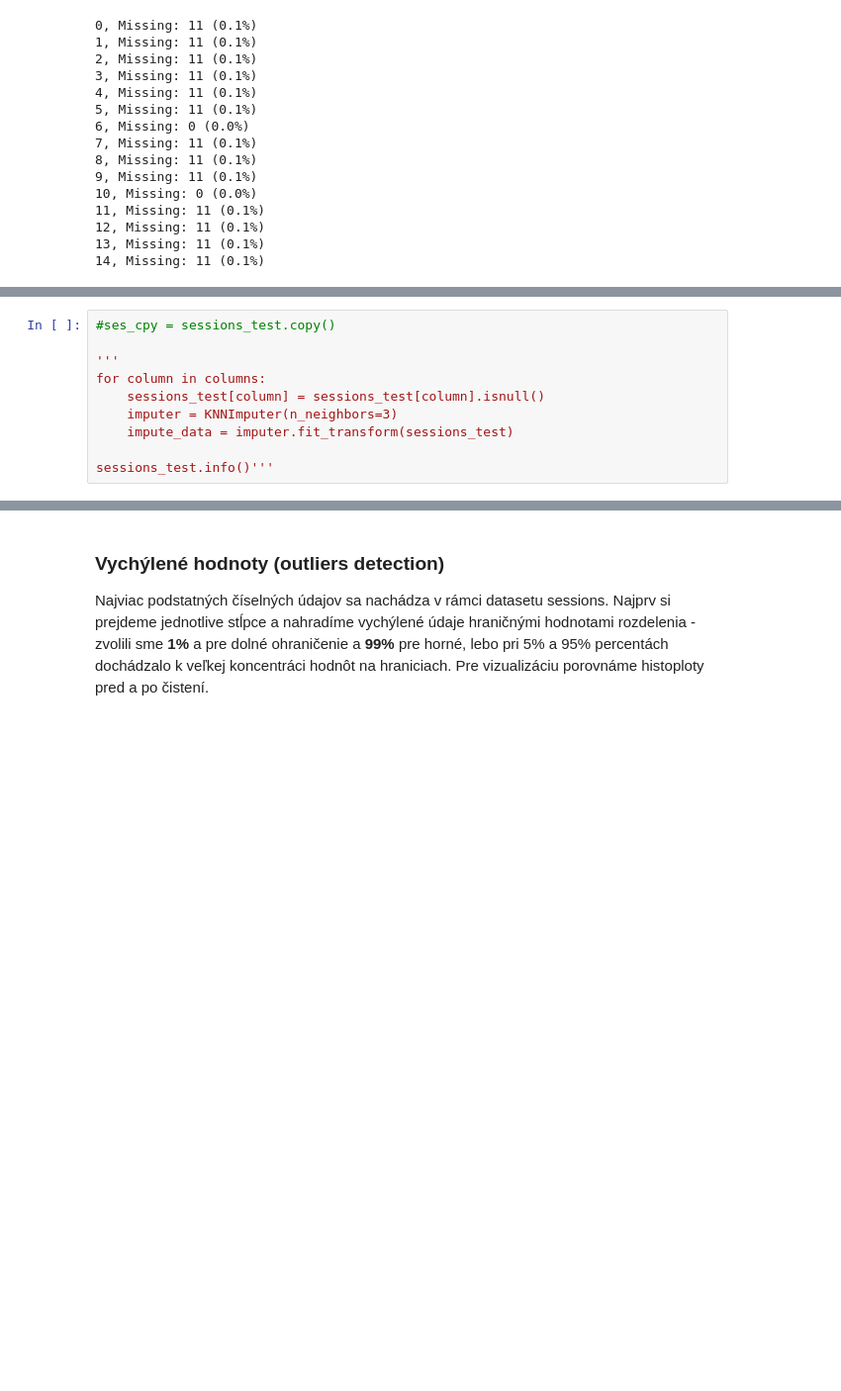
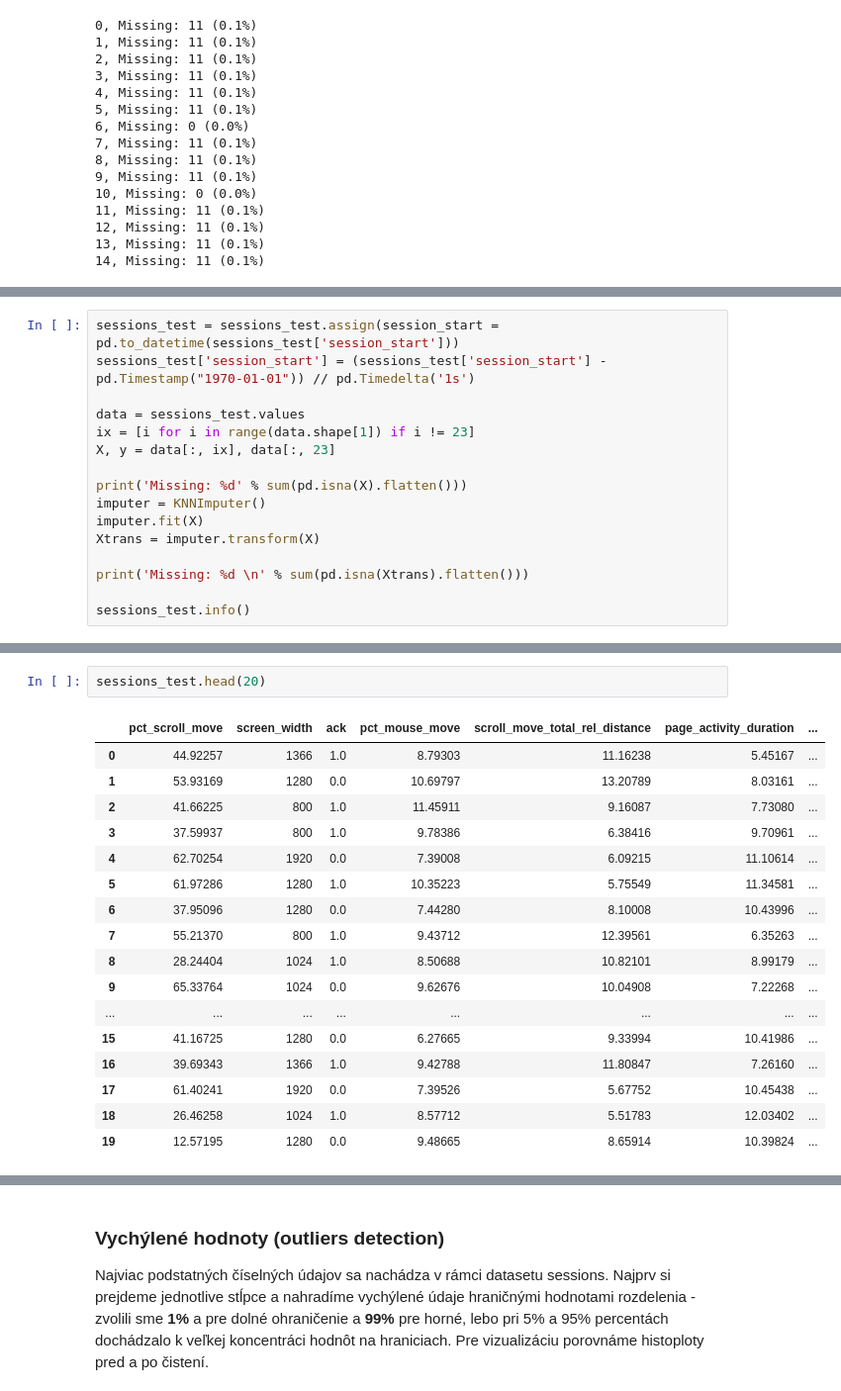
Before and after one commit to JakubGruber90/IAU_project, a Jupyter notebook: phase-2.ipynb, the cells around one changed output, grey strips where cells are left out. Shown: that part at 99% size. Cells and saved outputs as stored; diff of their text form; blank space fills up the shorter version.

```diff
--- a/phase-2.ipynb
+++ b/phase-2.ipynb
@@ -167,10 +258,0 @@ memory usage: 2.1+ MB
-# %%
-#ses_cpy = sessions_test.copy()
-
-'''
-for column in columns:
-    sessions_test[column] = sessions_test[column].isnull()
-    imputer = KNNImputer(n_neighbors=3)
-    impute_data = imputer.fit_transform(sessions_test)
-
-sessions_test.info()'''
@@ -178,0 +259,16 @@ sessions_test.info()'''
+# %%
+sessions_test = sessions_test.assign(session_start = pd.to_datetime(sessions_test['session_start']))
+sessions_test['session_start'] = (sessions_test['session_start'] - pd.Timestamp("1970-01-01")) // pd.Timedelta('1s')
+
+data = sessions_test.values
+ix = [i for i in range(data.shape[1]) if i != 23]
+X, y = data[:, ix], data[:, 23]
+
+print('Missing: %d' % sum(pd.isna(X).flatten()))
+imputer = KNNImputer()
+imputer.fit(X)
+Xtrans = imputer.transform(X)
+
+print('Missing: %d \n' % sum(pd.isna(Xtrans).flatten()))
+
+sessions_test.info()
@@ -178,0 +293,20 @@ sessions_test.info()'''
+# %%
+sessions_test.head(20)
+# %% [output]
+|  | pct_scroll_move | screen_width | ack | pct_mouse_move | scroll_move_total_rel_distance | page_activity_duration | ... |
+| 0 | 44.92257 | 1366 | 1.0 | 8.79303 | 11.16238 | 5.45167 | ... |
+| 1 | 53.93169 | 1280 | 0.0 | 10.69797 | 13.20789 | 8.03161 | ... |
+| 2 | 41.66225 | 800 | 1.0 | 11.45911 | 9.16087 | 7.73080 | ... |
+| 3 | 37.59937 | 800 | 1.0 | 9.78386 | 6.38416 | 9.70961 | ... |
+| 4 | 62.70254 | 1920 | 0.0 | 7.39008 | 6.09215 | 11.10614 | ... |
+| 5 | 61.97286 | 1280 | 1.0 | 10.35223 | 5.75549 | 11.34581 | ... |
+| 6 | 37.95096 | 1280 | 0.0 | 7.44280 | 8.10008 | 10.43996 | ... |
+| 7 | 55.21370 | 800 | 1.0 | 9.43712 | 12.39561 | 6.35263 | ... |
+| 8 | 28.24404 | 1024 | 1.0 | 8.50688 | 10.82101 | 8.99179 | ... |
+| 9 | 65.33764 | 1024 | 0.0 | 9.62676 | 10.04908 | 7.22268 | ... |
+| ... | ... | ... | ... | ... | ... | ... | ... |
+| 15 | 41.16725 | 1280 | 0.0 | 6.27665 | 9.33994 | 10.41986 | ... |
+| 16 | 39.69343 | 1366 | 1.0 | 9.42788 | 11.80847 | 7.26160 | ... |
+| 17 | 61.40241 | 1920 | 0.0 | 7.39526 | 5.67752 | 10.45438 | ... |
+| 18 | 26.46258 | 1024 | 1.0 | 8.57712 | 5.51783 | 12.03402 | ... |
+| 19 | 12.57195 | 1280 | 0.0 | 9.48665 | 8.65914 | 10.39824 | ... |
```
Also changed, not shown: parts of 40 cells of this notebook.
